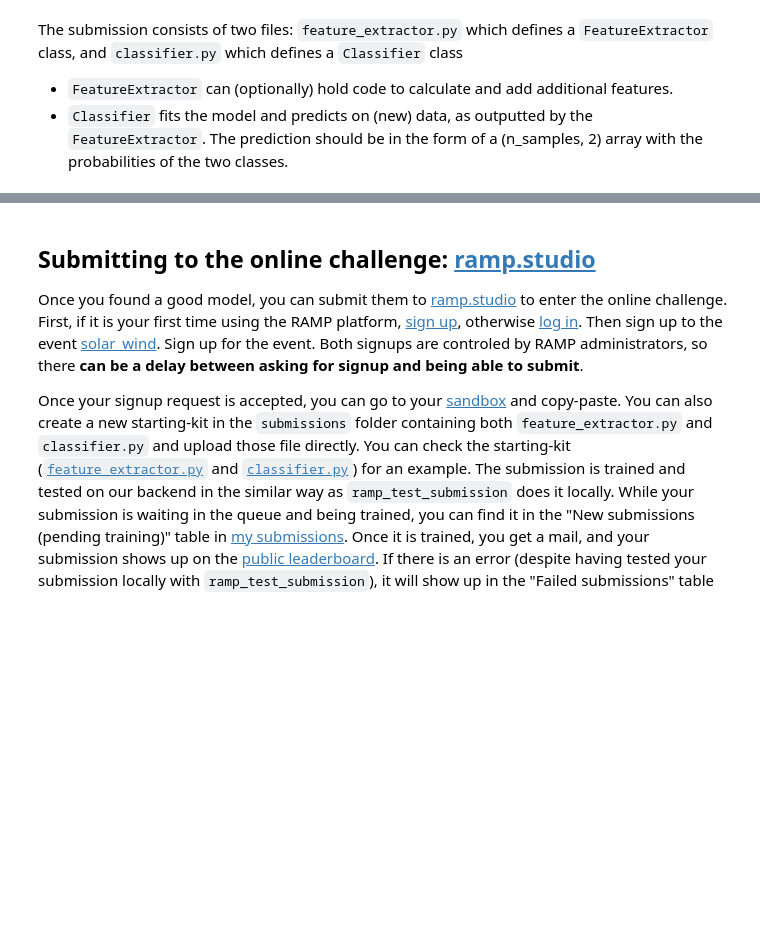
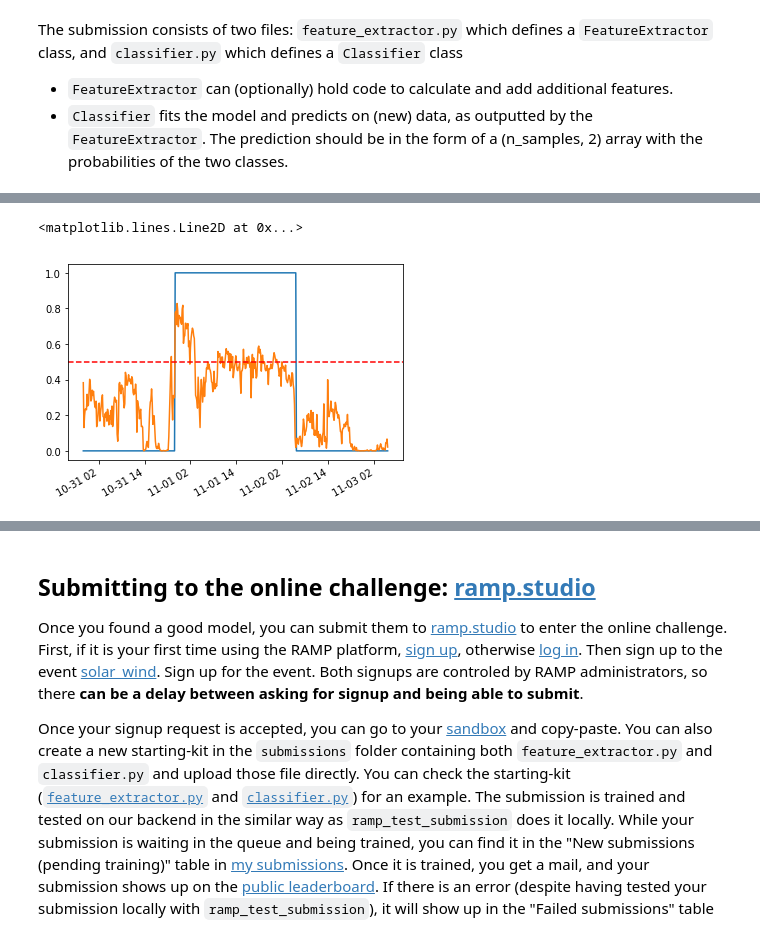
Before and after one commit to ramp-kits/solar_wind, a Jupyter notebook: solar_wind_starting_kit.ipynb, the cells around one changed output, grey strips where cells are left out. Saved outputs shown, nothing was run; the diff lists cells and outputs as text; code cells hidden in the pictures; blank space fills up the shorter version.

```diff
--- a/solar_wind_starting_kit.ipynb
+++ b/solar_wind_starting_kit.ipynb
@@ -238,0 +312,4 @@ class Classifier(BaseEstimator):
+# %%
+model = make_pipeline(FeatureExtractor(), Classifier())
+# %%
+model.fit(data_train, labels_train)
@@ -238,0 +319,2 @@ class Classifier(BaseEstimator):
+# %%
+y_pred = model.predict_proba(data_train)
@@ -238,0 +331,9 @@ class Classifier(BaseEstimator):
+# %%
+s_y_pred = pd.Series(y_pred[:, 1], index=labels_train.index)
+# %%
+ax = labels_train[pd.Timestamp("2001-10-30 22:00:00") : pd.Timestamp("2001-11-03 05:30:00")].plot()
+s_y_pred[pd.Timestamp("2001-10-30 22:00:00") : pd.Timestamp("2001-11-03 05:30:00")].plot(ax=ax)
+ax.axhline(0.5, color='r', linestyle='--')
+# %% [output]
+<matplotlib.lines.Line2D at 0x...>
+[figure, added]
```
Also changed, not shown: parts of 65 cells of this notebook.
